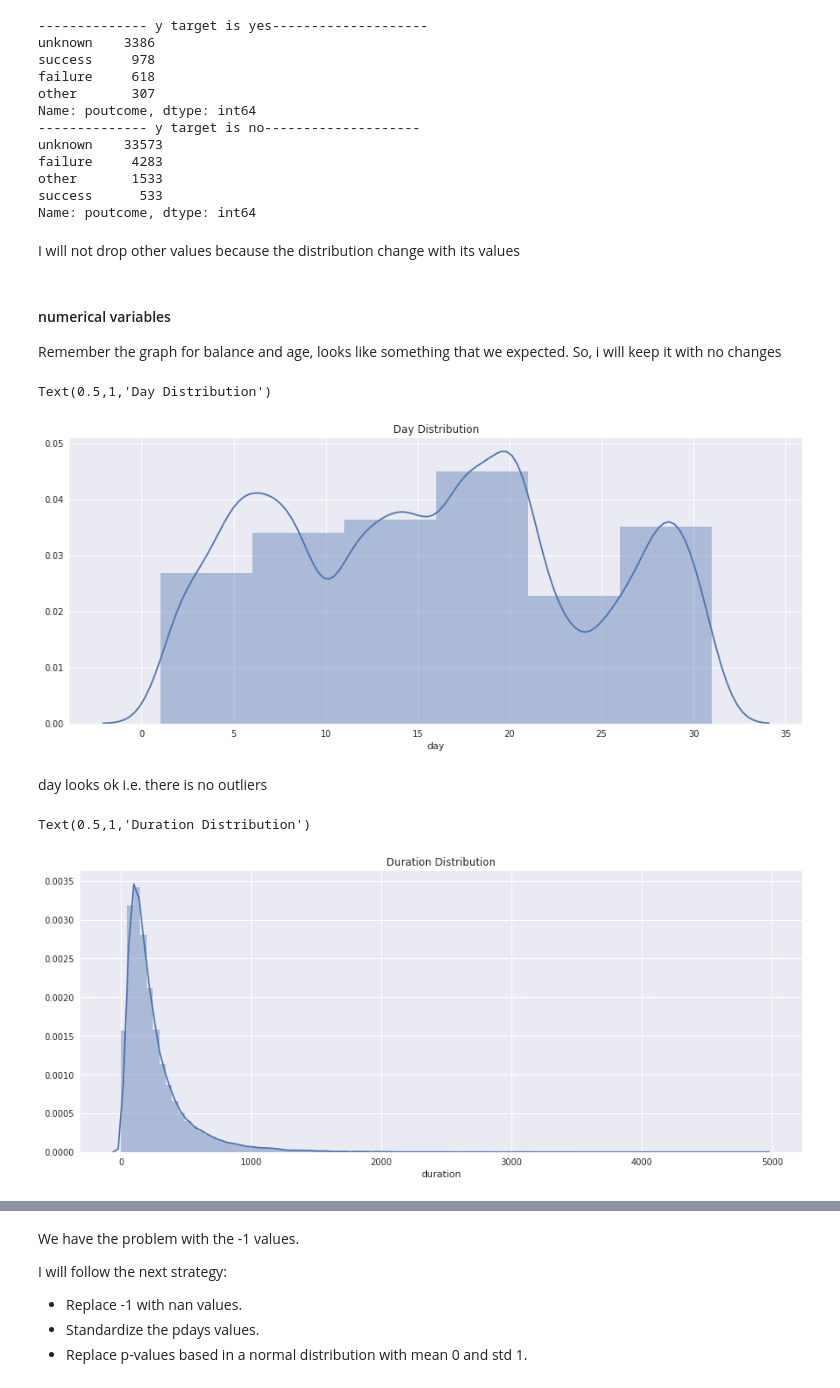
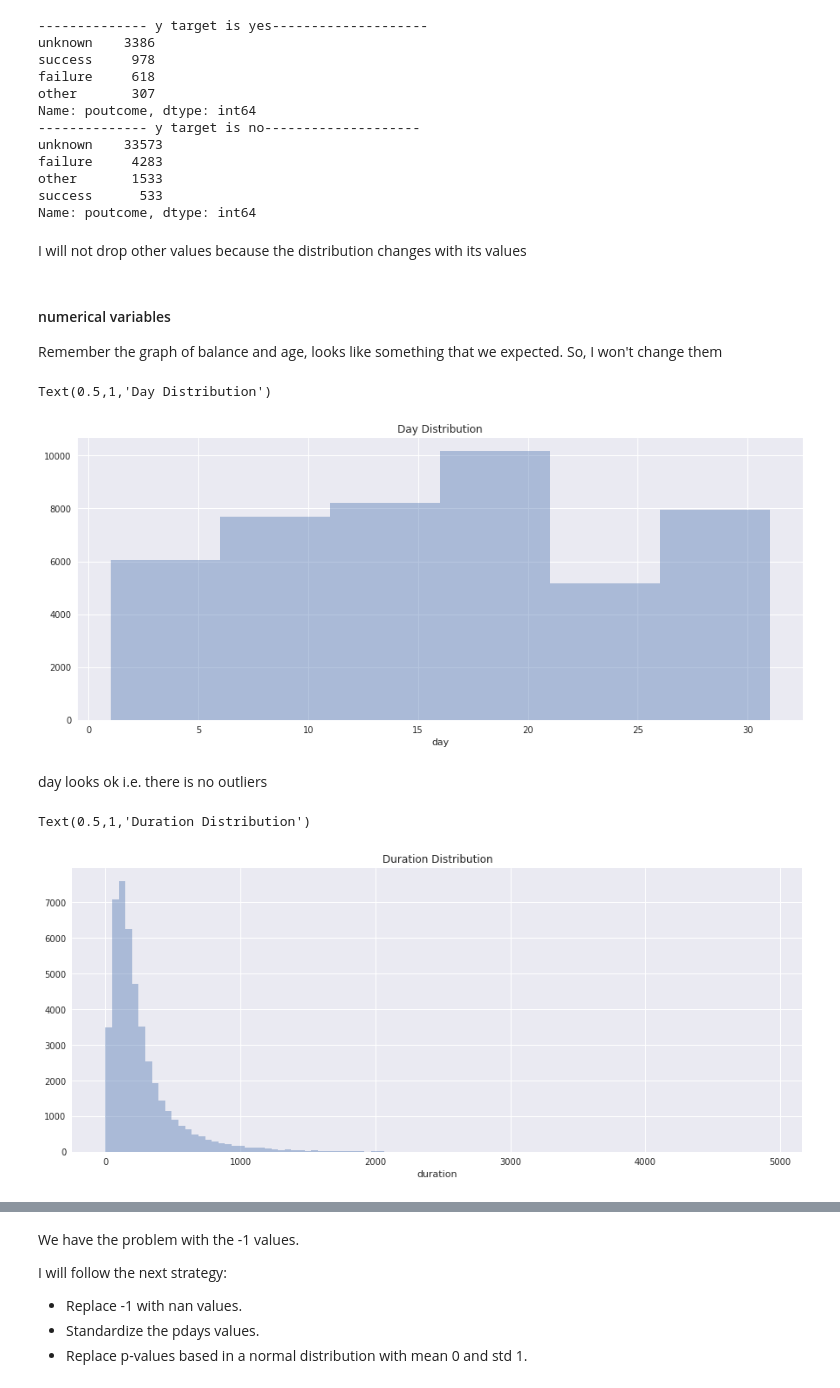
Before and after one commit to jorgeluisztr/data-intuition-bankmarketing-python, a Jupyter notebook: marketingbank.ipynb, the cells around one changed output, grey strips where cells are left out. Cells and saved outputs as stored; diff of their text form; code cells hidden in the pictures.

```diff
--- a/marketingbank.ipynb
+++ b/marketingbank.ipynb
@@ -243,26 +246,25 @@ other       1533
 success      533
 Name: poutcome, dtype: int64
 # %% [markdown]
-I will not drop other values because the distribution change with its values
+I will not drop other values because the distribution changes with its values
 # %% [markdown]
 #### numerical variables
 
-Remember the graph for balance and age, looks like something that we expected. So, i will keep it with no changes
+Remember the graph of balance and age, looks like something that we expected. So, I won't change them
 # %%
-# look the distribution for day
+# now, it is time for the distribution of day
 
-sns.distplot(df.day, bins = 6).set_title("Day Distribution")
+sns.distplot(df.day, bins = 6, kde=False).set_title("Day Distribution")
 # %% [output]
 Text(0.5,1,'Day Distribution')
-[figure, old version]
+[figure, new version]
 # %% [markdown]
 day looks ok i.e. there is no outliers
 # %%
-# look the distribution for duration
+# now, duration of calls
 
-sns.set(rc={'figure.figsize':(15, 6)})
-sns.distplot(df.duration, bins = 100).set_title("Duration Distribution")
+sns.distplot(df.duration, bins = 100, kde=False ).set_title("Duration Distribution")
 # %% [output]
 Text(0.5,1,'Duration Distribution')
-[figure, old version]
+[figure, new version]
 # %%
```
Also changed, not shown: parts of 25 cells of this notebook.
